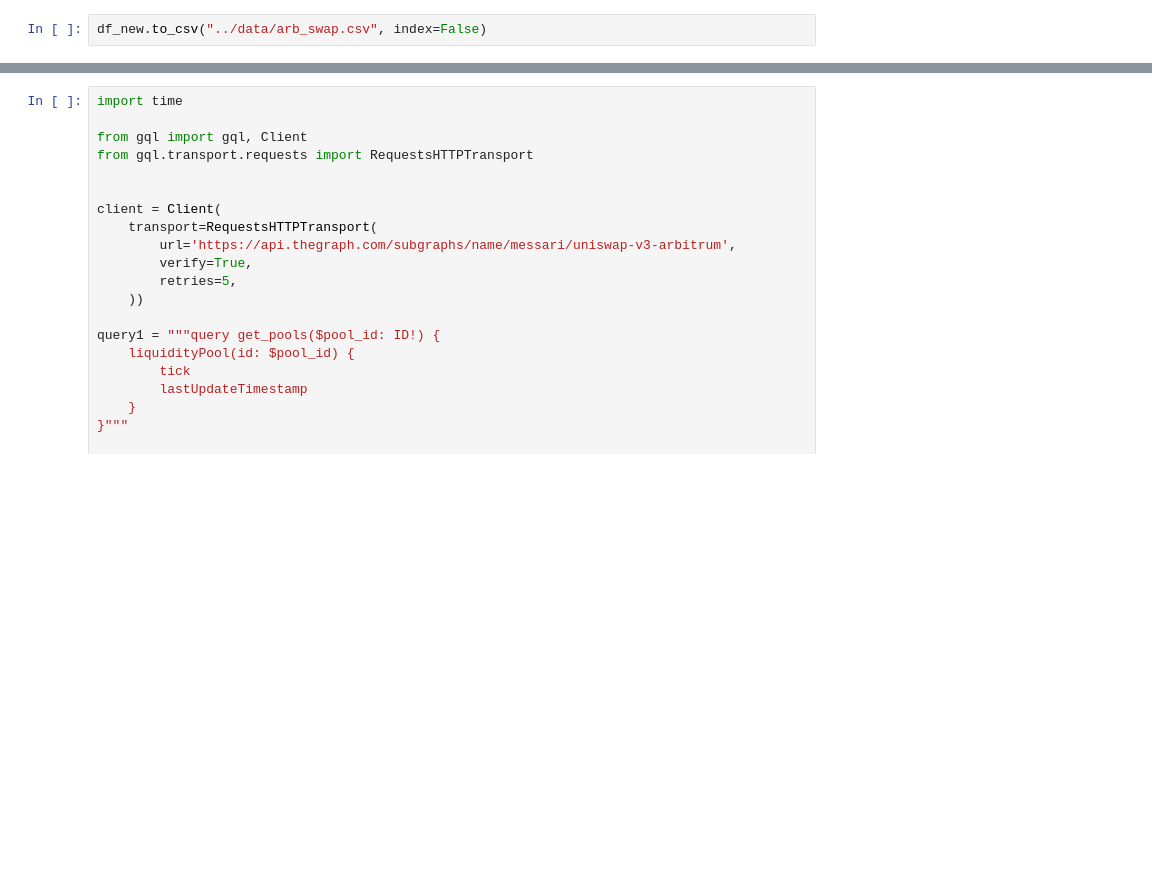
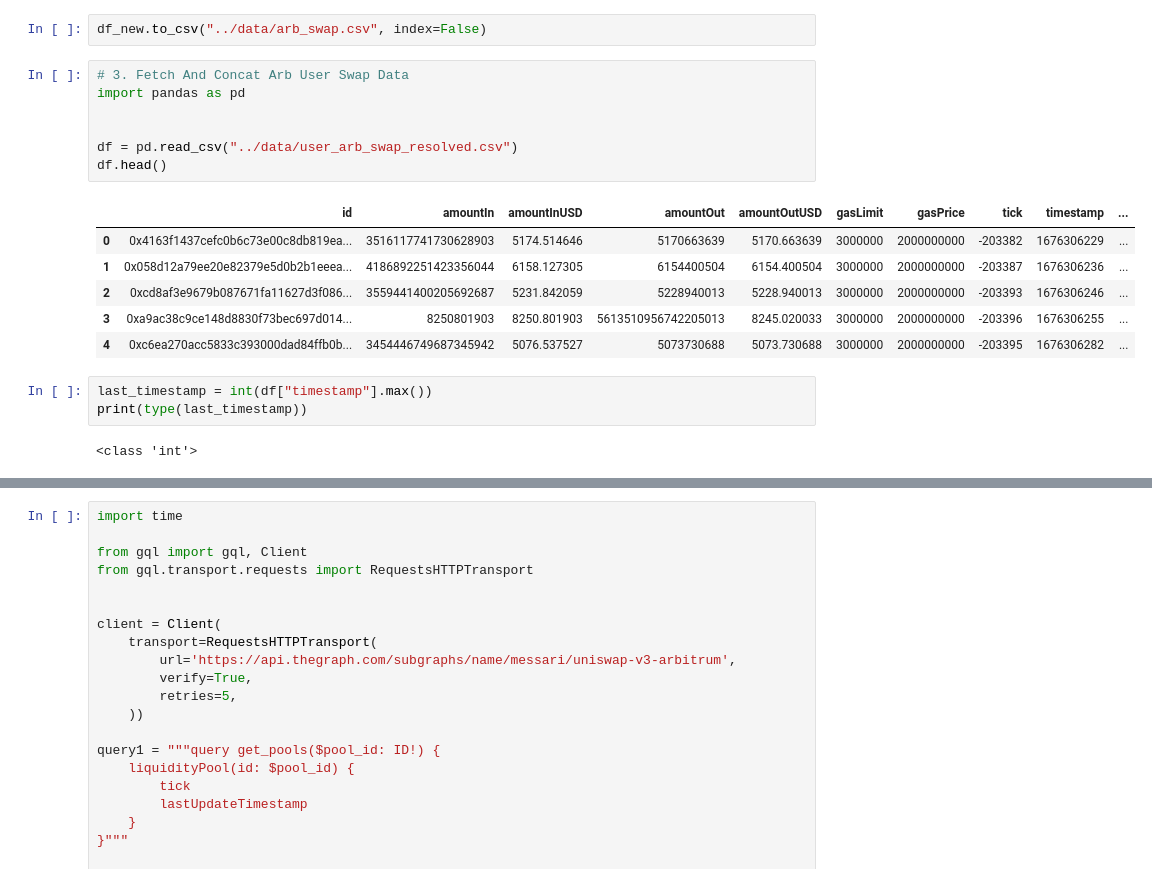
Before and after one commit to zhant09/uniswap-v3-analysis, a Jupyter notebook: notebooks/fetch_pool_data.ipynb, the cells around one changed output, grey strips where cells are left out. Saved outputs shown, nothing was run; the diff lists cells and outputs as text; blank space fills up the shorter version.

Commit message:
add user data concat

```diff
--- a/notebooks/fetch_pool_data.ipynb
+++ b/notebooks/fetch_pool_data.ipynb
@@ -264,4 +264,23 @@ df_new = pd.DataFrame(data)
 df_new.head()
 # %%
 df_new.to_csv("../data/arb_swap.csv", index=False)
+# %%
+# 3. Fetch And Concat Arb User Swap Data
+import pandas as pd
+
+
+df = pd.read_csv("../data/user_arb_swap_resolved.csv")
+df.head()
+# %% [output]
+|  | id | amountIn | amountInUSD | amountOut | amountOutUSD | gasLimit | gasPrice | tick | timestamp | ... |
+| 0 | 0x4163f1437cefc0b6c73e00c8db819ea... | 3516117741730628903 | 5174.514646 | 5170663639 | 5170.663639 | 3000000 | 2000000000 | -203382 | 1676306229 | ... |
+| 1 | 0x058d12a79ee20e82379e5d0b2b1eeea... | 4186892251423356044 | 6158.127305 | 6154400504 | 6154.400504 | 3000000 | 2000000000 | -203387 | 1676306236 | ... |
+| 2 | 0xcd8af3e9679b087671fa11627d3f086... | 3559441400205692687 | 5231.842059 | 5228940013 | 5228.940013 | 3000000 | 2000000000 | -203393 | 1676306246 | ... |
+| 3 | 0xa9ac38c9ce148d8830f73bec697d014... | 8250801903 | 8250.801903 | 5613510956742205013 | 8245.020033 | 3000000 | 2000000000 | -203396 | 1676306255 | ... |
+| 4 | 0xc6ea270acc5833c393000dad84ffb0b... | 3454446749687345942 | 5076.537527 | 5073730688 | 5073.730688 | 3000000 | 2000000000 | -203395 | 1676306282 | ... |
+# %%
+last_timestamp = int(df["timestamp"].max())
+print(type(last_timestamp))
+# %% [output]
+<class 'int'>
 # %%
```
Also changed, not shown: parts of 8 cells of this notebook, 1 other file.
